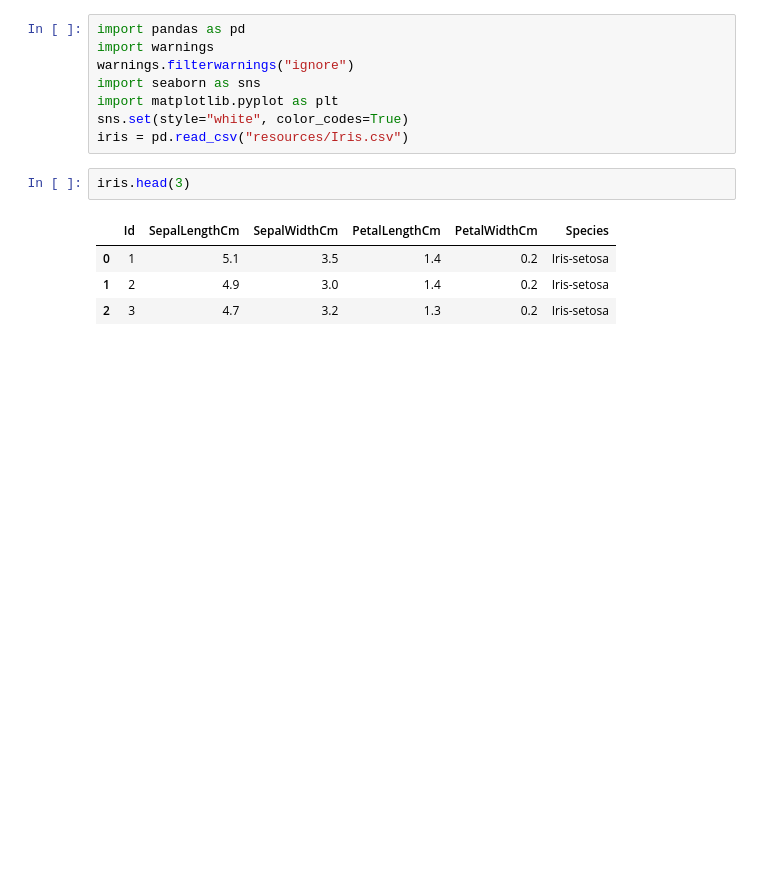
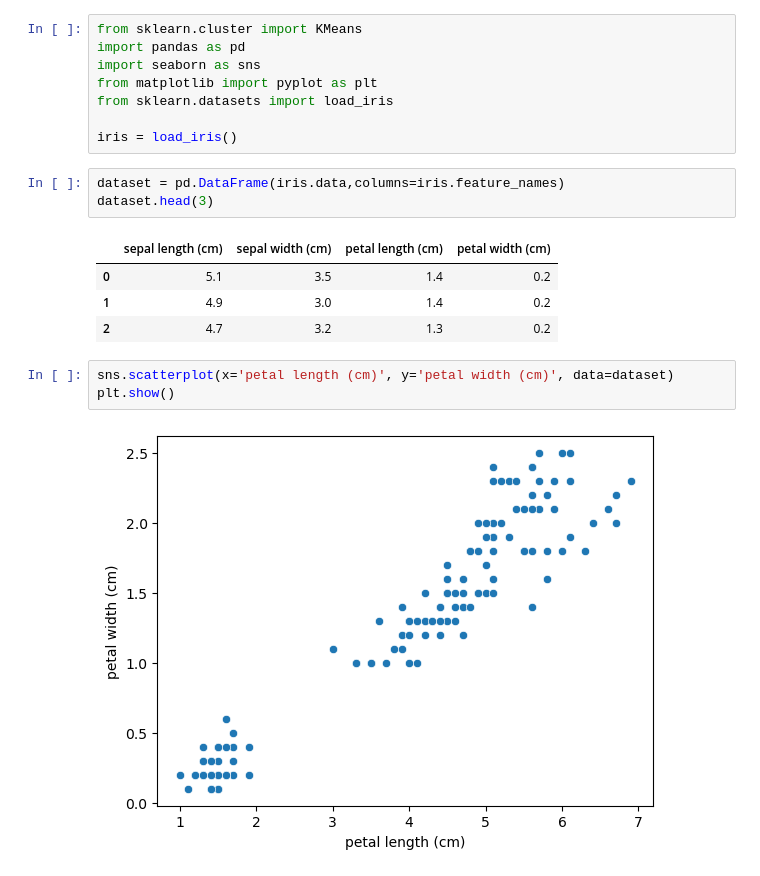
Before and after one commit to rgonz17lab/challenge-design-model-ml, a Jupyter notebook: k_means_clustering.ipynb, the cells around one changed output. Saved outputs shown, nothing was run; the diff lists cells and outputs as text; blank space fills up the shorter version.

```diff
--- a/k_means_clustering.ipynb
+++ b/k_means_clustering.ipynb
@@ -1,15 +1,21 @@
-# %%
-import pandas as pd
-import warnings
-warnings.filterwarnings("ignore")
-import seaborn as sns
-import matplotlib.pyplot as plt
-sns.set(style="white", color_codes=True)
-iris = pd.read_csv("resources/Iris.csv")
-# %%
-iris.head(3)
-# %% [output]
-|  | Id | SepalLengthCm | SepalWidthCm | PetalLengthCm | PetalWidthCm | Species |
-| 0 | 1 | 5.1 | 3.5 | 1.4 | 0.2 | Iris-setosa |
-| 1 | 2 | 4.9 | 3.0 | 1.4 | 0.2 | Iris-setosa |
-| 2 | 3 | 4.7 | 3.2 | 1.3 | 0.2 | Iris-setosa |
+# %%
+from sklearn.cluster import KMeans
+import pandas as pd
+import seaborn as sns
+from matplotlib import pyplot as plt
+from sklearn.datasets import load_iris
+
+iris = load_iris()
+# %%
+dataset = pd.DataFrame(iris.data,columns=iris.feature_names)
+dataset.head(3)
+# %% [output]
+|  | sepal length (cm) | sepal width (cm) | petal length (cm) | petal width (cm) |
+| 0 | 5.1 | 3.5 | 1.4 | 0.2 |
+| 1 | 4.9 | 3.0 | 1.4 | 0.2 |
+| 2 | 4.7 | 3.2 | 1.3 | 0.2 |
+# %%
+sns.scatterplot(x='petal length (cm)', y='petal width (cm)', data=dataset)
+plt.show()
+# %% [output]
+[figure, added]
```
Also changed, not shown: parts of 7 cells of this notebook.
